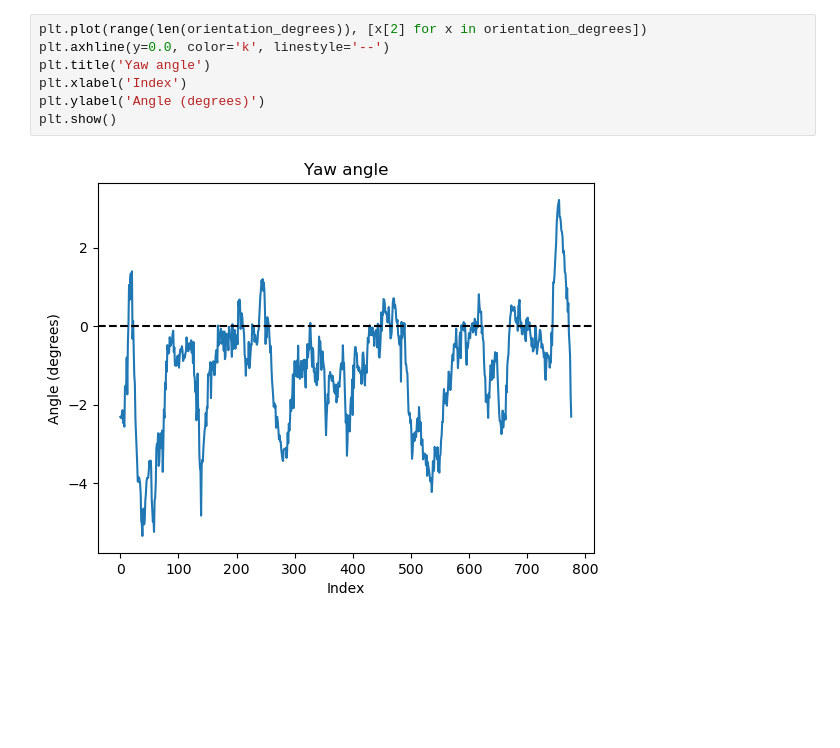
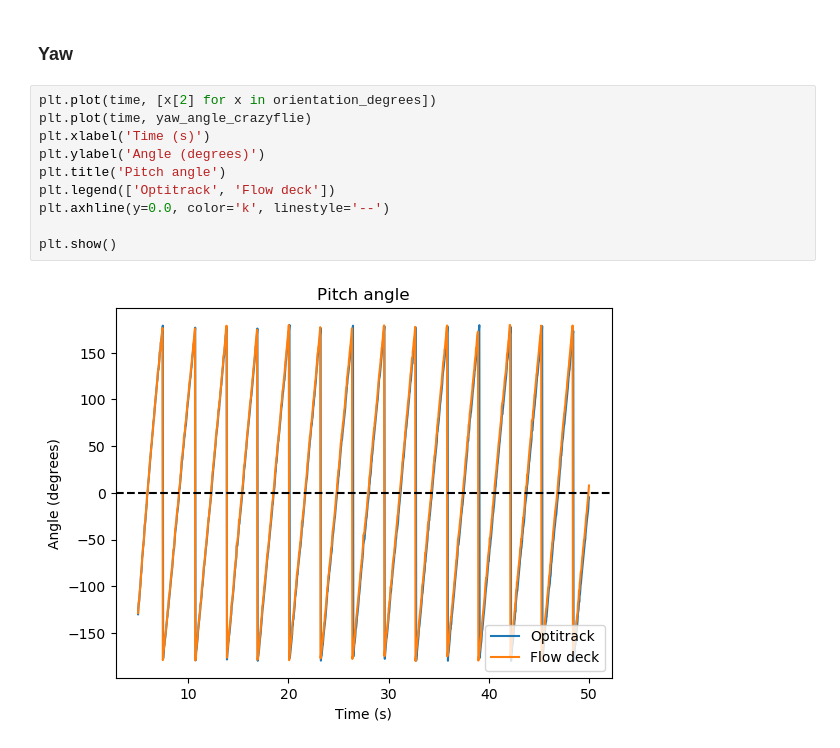
Before and after one commit to LuizMiguelTavares/crazyflie, a Jupyter notebook: crazyflie_controller/src/data/kalman_filter_tests2.ipynb, the cells around one changed output. Drawn from its saved outputs; the diff is of its cells as text; blank space fills up the shorter version.

```diff
--- a/crazyflie_controller/src/data/kalman_filter_tests2.ipynb
+++ b/crazyflie_controller/src/data/kalman_filter_tests2.ipynb
@@ -132,9 +350,14 @@ plt.show()
+# %% [markdown]
+### Yaw
 # %%
-plt.plot(range(len(orientation_degrees)), [x[2] for x in orientation_degrees])
+plt.plot(time, [x[2] for x in orientation_degrees])
+plt.plot(time, yaw_angle_crazyflie)
+plt.xlabel('Time (s)')
+plt.ylabel('Angle (degrees)')
+plt.title('Pitch angle')
+plt.legend(['Optitrack', 'Flow deck'])
 plt.axhline(y=0.0, color='k', linestyle='--')
-plt.title('Yaw angle')
-plt.xlabel('Index')
-plt.ylabel('Angle (degrees)')
+
 plt.show()
 # %% [output]
-[figure, old version]
+[figure, new version]
```
Also changed, not shown: parts of 40 cells of this notebook, 40 other files.
